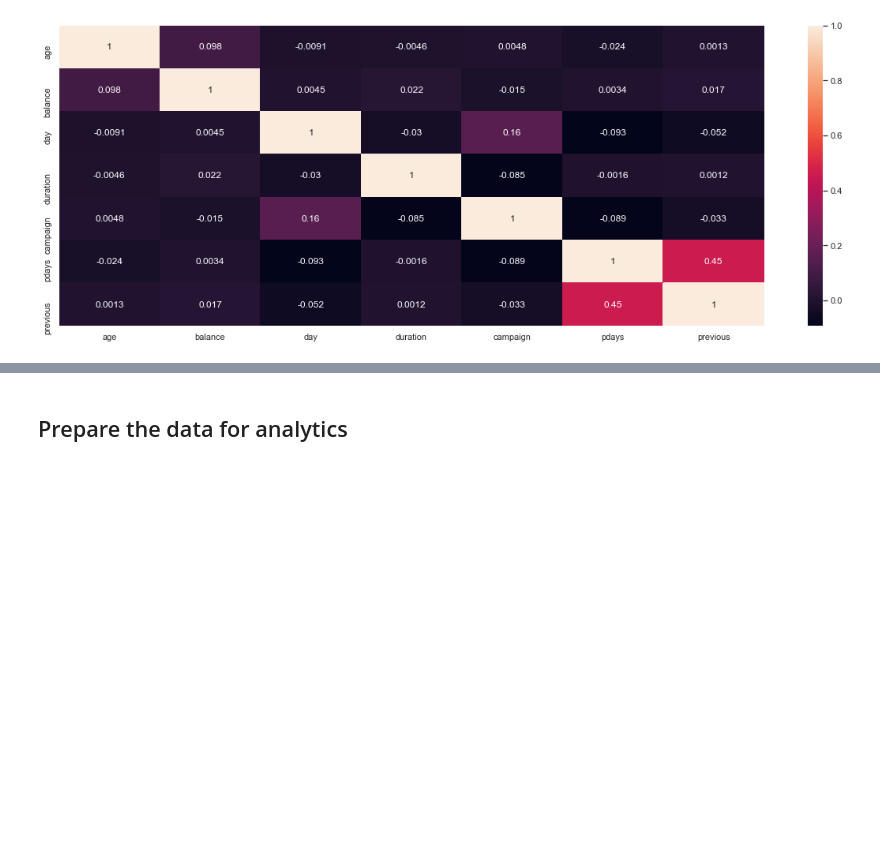
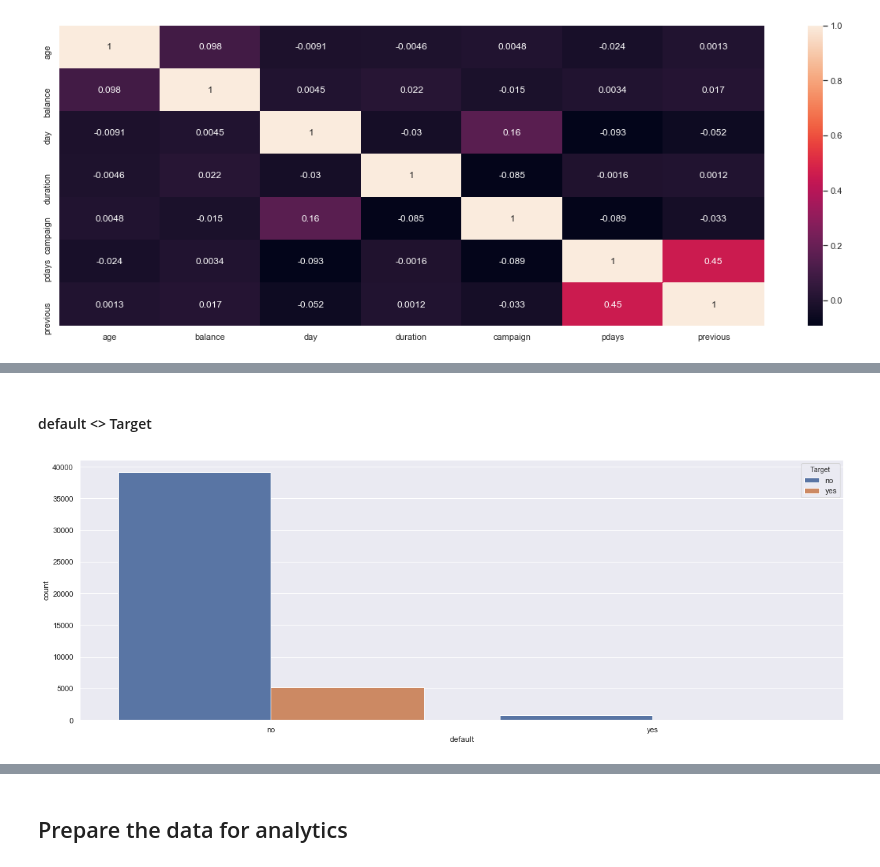
Before and after one commit to GreatLearningAIML1/gl-pgp-aiml-uta-intl-may20-otseobande, a Jupyter notebook: term-deposit-subscription-prediction/term-deposit-subscription-prediction.ipynb, the cells around one changed output, grey strips where cells are left out. Saved outputs shown, nothing was run; the diff lists cells and outputs as text; code cells hidden in the pictures; blank space fills up the shorter version.

```diff
--- a/term-deposit-subscription-prediction/term-deposit-subscription-prediction.ipynb
+++ b/term-deposit-subscription-prediction/term-deposit-subscription-prediction.ipynb
@@ -362,0 +391,7 @@ sns.heatmap(df.corr(), annot = True);
+# %% [markdown]
+#### default <> Target
+# %%
+plt.figure(figsize=(20,7))
+job_plot = sns.countplot(df['default'], hue=df['Target']);
+# %% [output]
+[figure, added]
```
Also changed, not shown: parts of 29 cells of this notebook.
